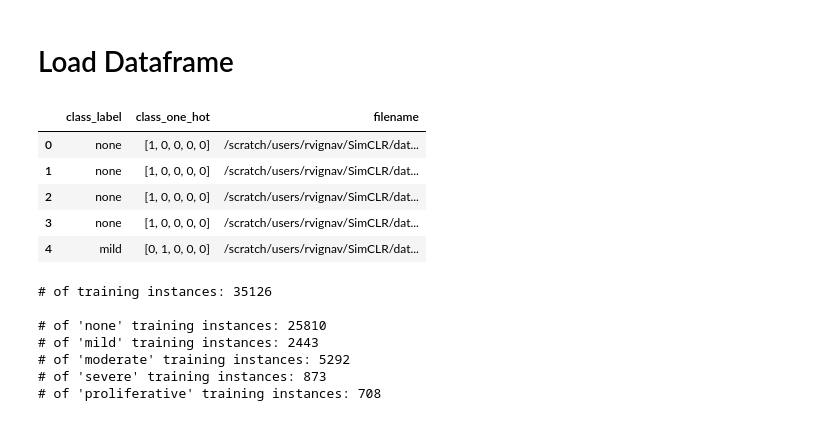
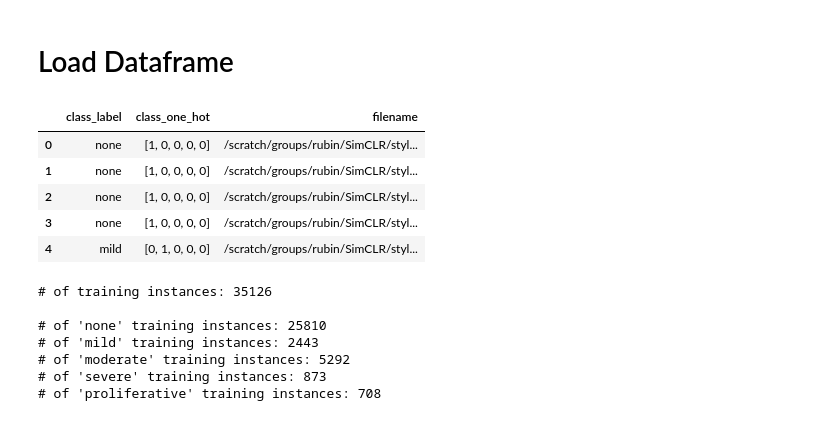
Before and after one commit to rvignav/SimCLR, a Jupyter notebook: Eval_SimCLR.ipynb, the cells around one changed output. Cells and saved outputs as stored; diff of their text form; code cells hidden in the pictures.

Commit message:
stylized evaluation

```diff
--- a/Eval_SimCLR.ipynb
+++ b/Eval_SimCLR.ipynb
@@ -20,32 +20,32 @@ from evaluate_features import get_features, linear_classifier, tSNE_vis
 # %%
 import csv
 class_labels = ["none", "mild", "moderate", "severe", "proliferative"]
 
-csv_file = open('/scratch/users/rvignav/SimCLR/data/trainLabels.csv', mode='r')
+csv_file = open('/scratch/users/rvignav/TRAIN_SimCLR/data/trainLabels.csv', mode='r')
 d = csv.DictReader(csv_file)
 
 fname = []
 label = []
 one_hot = []
 
 for row in d:
-    fname.append('/scratch/users/rvignav/SimCLR/data/train/' + row['image'] + '.jpeg')
+    fname.append('/scratch/groups/rubin/SimCLR/stylized-input/' + row['image'] + '.jpeg')
     l = int(row['level'])
     label.append(class_labels[l])
     arr = [0, 0, 0, 0, 0]
     arr[l] = 1
     one_hot.append(arr)
 
 df = pd.DataFrame({"filename": fname, "class_label": label, "class_one_hot": one_hot})
 
 df.head()
 # %% [output]
 |  | class_label | class_one_hot | filename |
-| 0 | none | [1, 0, 0, 0, 0] | /scratch/users/rvignav/SimCLR/dat... |
-| 1 | none | [1, 0, 0, 0, 0] | /scratch/users/rvignav/SimCLR/dat... |
-| 2 | none | [1, 0, 0, 0, 0] | /scratch/users/rvignav/SimCLR/dat... |
-| 3 | none | [1, 0, 0, 0, 0] | /scratch/users/rvignav/SimCLR/dat... |
-| 4 | mild | [0, 1, 0, 0, 0] | /scratch/users/rvignav/SimCLR/dat... |
+| 0 | none | [1, 0, 0, 0, 0] | /scratch/groups/rubin/SimCLR/styl... |
+| 1 | none | [1, 0, 0, 0, 0] | /scratch/groups/rubin/SimCLR/styl... |
+| 2 | none | [1, 0, 0, 0, 0] | /scratch/groups/rubin/SimCLR/styl... |
+| 3 | none | [1, 0, 0, 0, 0] | /scratch/groups/rubin/SimCLR/styl... |
+| 4 | mild | [0, 1, 0, 0, 0] | /scratch/groups/rubin/SimCLR/styl... |
 # %%
 num_classes = len(df['class_one_hot'][0])
 
```
Also changed, not shown: parts of 6 cells of this notebook.
